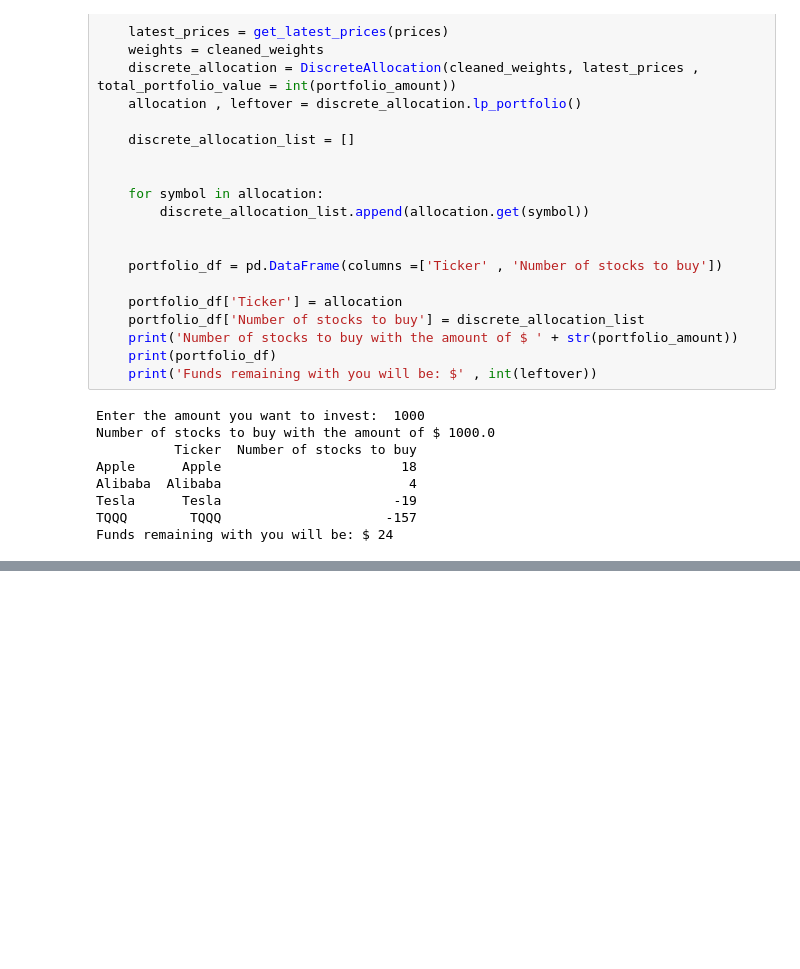
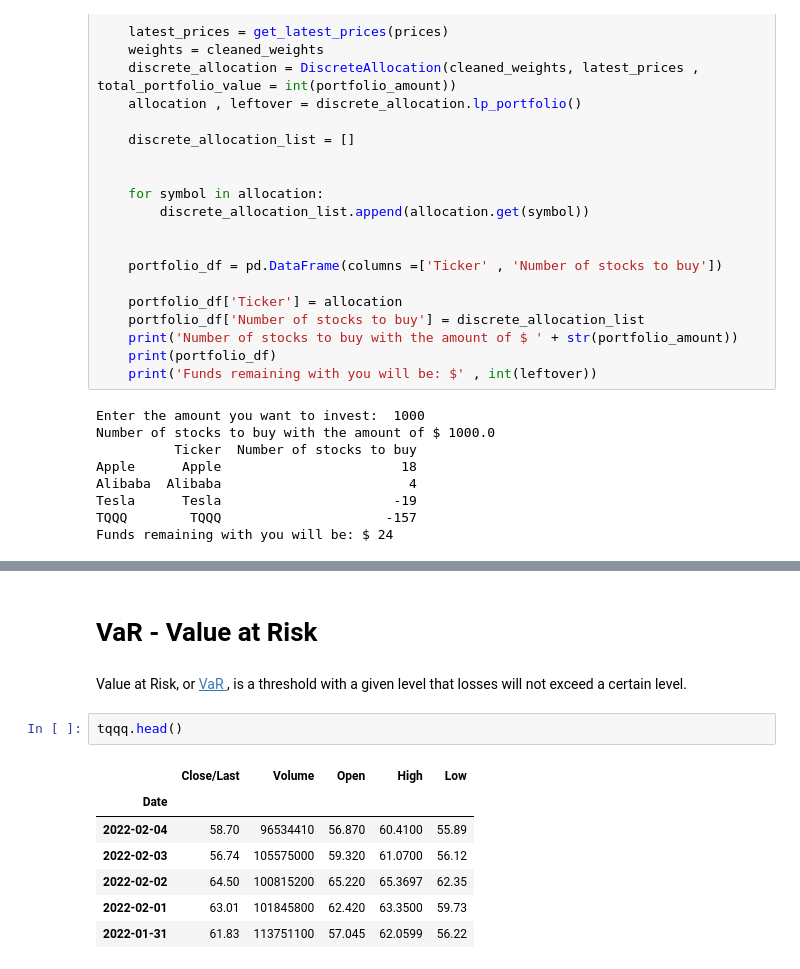
Before and after one commit to fabioismerim/risk_analysis_portfolio, a Jupyter notebook: port_risk.ipynb, the cells around one changed output, grey strips where cells are left out. Saved outputs shown, nothing was run; the diff lists cells and outputs as text; blank space fills up the shorter version.

```diff
--- a/port_risk.ipynb
+++ b/port_risk.ipynb
@@ -424,0 +433,14 @@ plt.show()
+# %% [markdown]
+# VaR - Value at Risk
+# %% [markdown]
+Value at Risk, or <a href= 'https://pt.wikipedia.org/wiki/Value_at_Risk'> VaR <a/>, is a threshold with a given level that losses will not exceed a certain level.
+# %%
+tqqq.head()
+# %% [output]
+|  | Close/Last | Volume | Open | High | Low |
+| Date |  |  |  |  |  |
+| 2022-02-04 | 58.70 | 96534410 | 56.870 | 60.4100 | 55.89 |
+| 2022-02-03 | 56.74 | 105575000 | 59.320 | 61.0700 | 56.12 |
+| 2022-02-02 | 64.50 | 100815200 | 65.220 | 65.3697 | 62.35 |
+| 2022-02-01 | 63.01 | 101845800 | 62.420 | 63.3500 | 59.73 |
+| 2022-01-31 | 61.83 | 113751100 | 57.045 | 62.0599 | 56.22 |
```
Also changed, not shown: parts of 2 cells of this notebook.
